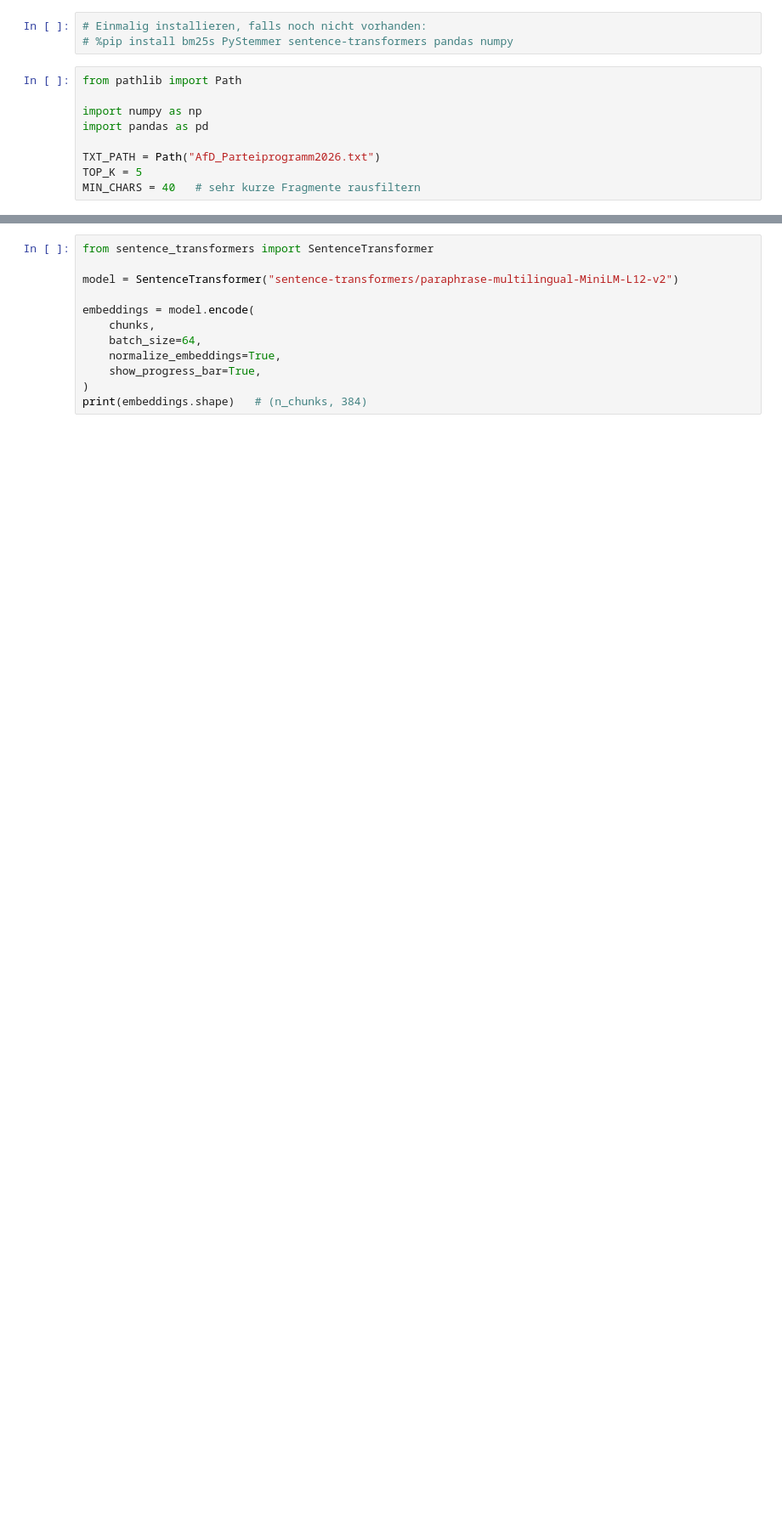
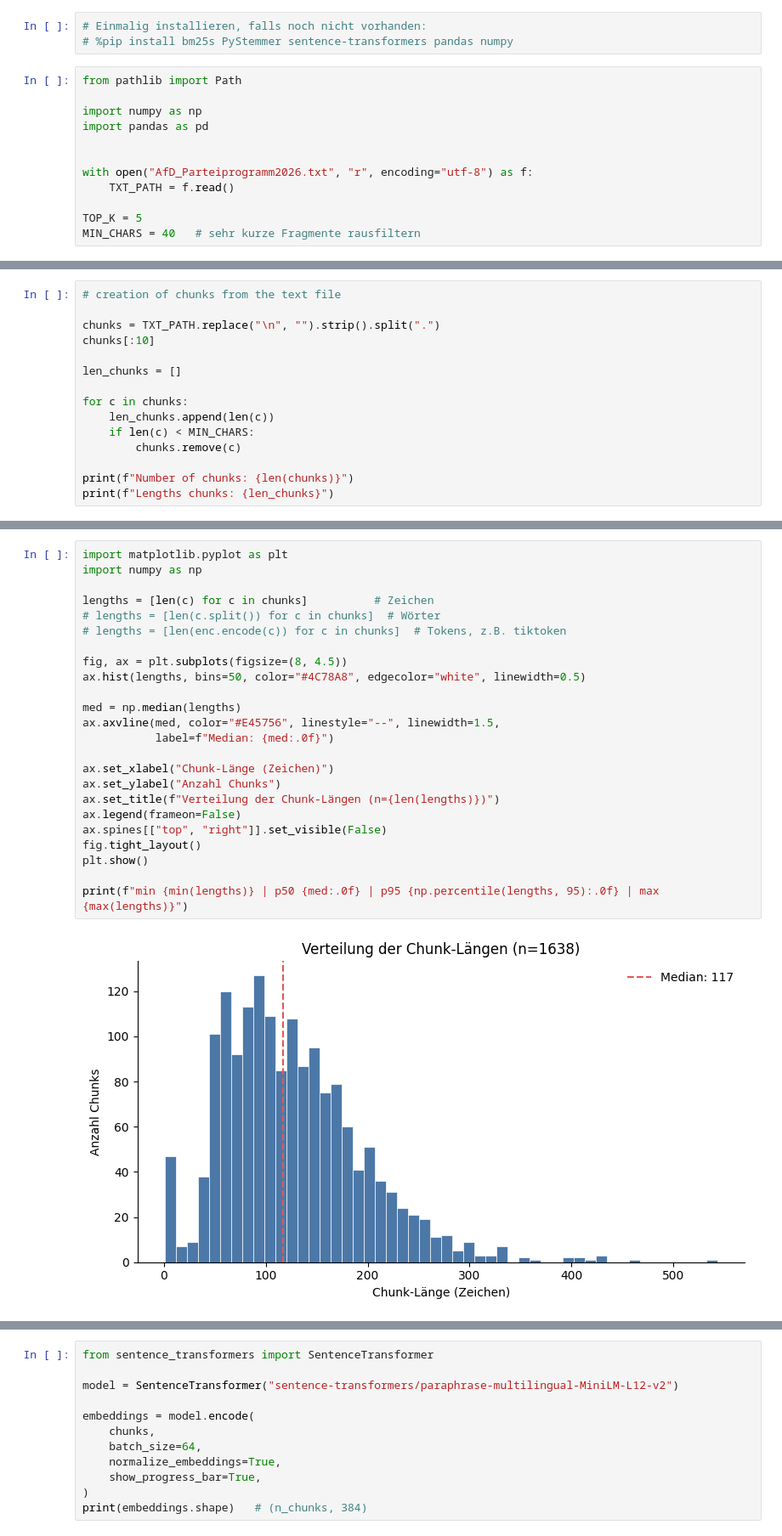
Before and after one commit to Roby290597/bundestag_speeches, a Jupyter notebook: party_program/retrieval_methods.ipynb, the cells around one changed output, grey strips where cells are left out. Shown at 85% size. Cells and saved outputs as stored; diff of their text form; blank space fills up the shorter version.

Commit message:
chunk plot

```diff
--- a/party_program/retrieval_methods.ipynb
+++ b/party_program/retrieval_methods.ipynb
@@ -16,6 +16,9 @@ from pathlib import Path
 import numpy as np
 import pandas as pd
 
-TXT_PATH = Path("AfD_Parteiprogramm2026.txt")
+
+with open("AfD_Parteiprogramm2026.txt", "r", encoding="utf-8") as f:
+    TXT_PATH = f.read()
+
 TOP_K = 5
 MIN_CHARS = 40   # sehr kurze Fragmente rausfiltern
@@ -42,0 +25,15 @@ for c in chunks[:3]:
+# %%
+# creation of chunks from the text file
+
+chunks = TXT_PATH.replace("\n", "").strip().split(".")
+chunks[:10]
+
+len_chunks = []
+
+for c in chunks:
+    len_chunks.append(len(c))
+    if len(c) < MIN_CHARS:
+        chunks.remove(c)
+
+print(f"Number of chunks: {len(chunks)}")
+print(f"Lengths chunks: {len_chunks}")
@@ -42,0 +43,26 @@ for c in chunks[:3]:
+# %%
+import matplotlib.pyplot as plt
+import numpy as np
+
+lengths = [len(c) for c in chunks]          # Zeichen
+# lengths = [len(c.split()) for c in chunks]  # Wörter
+# lengths = [len(enc.encode(c)) for c in chunks]  # Tokens, z.B. tiktoken
+
+fig, ax = plt.subplots(figsize=(8, 4.5))
+ax.hist(lengths, bins=50, color="#4C78A8", edgecolor="white", linewidth=0.5)
+
+med = np.median(lengths)
+ax.axvline(med, color="#E45756", linestyle="--", linewidth=1.5,
+           label=f"Median: {med:.0f}")
+
+ax.set_xlabel("Chunk-Länge (Zeichen)")
+ax.set_ylabel("Anzahl Chunks")
+ax.set_title(f"Verteilung der Chunk-Längen (n={len(lengths)})")
+ax.legend(frameon=False)
+ax.spines[["top", "right"]].set_visible(False)
+fig.tight_layout()
+plt.show()
+
+print(f"min {min(lengths)} | p50 {med:.0f} | p95 {np.percentile(lengths, 95):.0f} | max {max(lengths)}")
+# %% [output]
+[figure, added]
```
Also changed, not shown: parts of 10 cells of this notebook.
